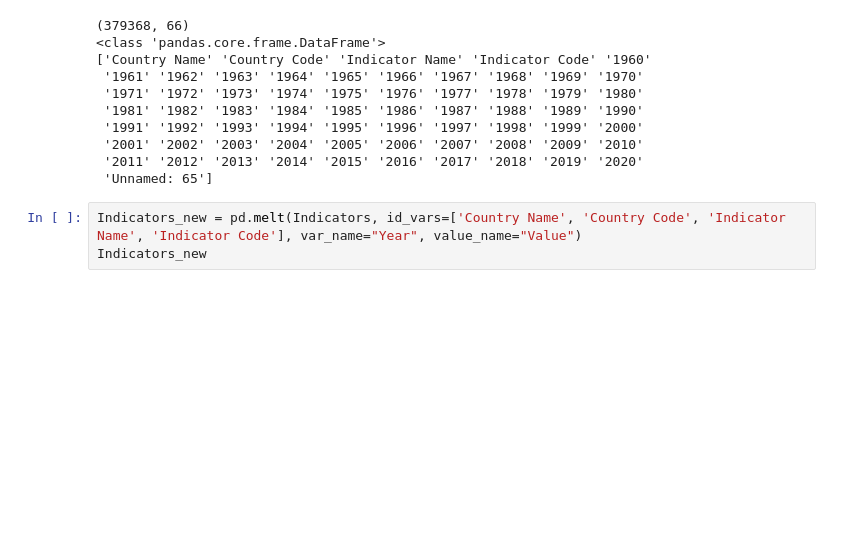
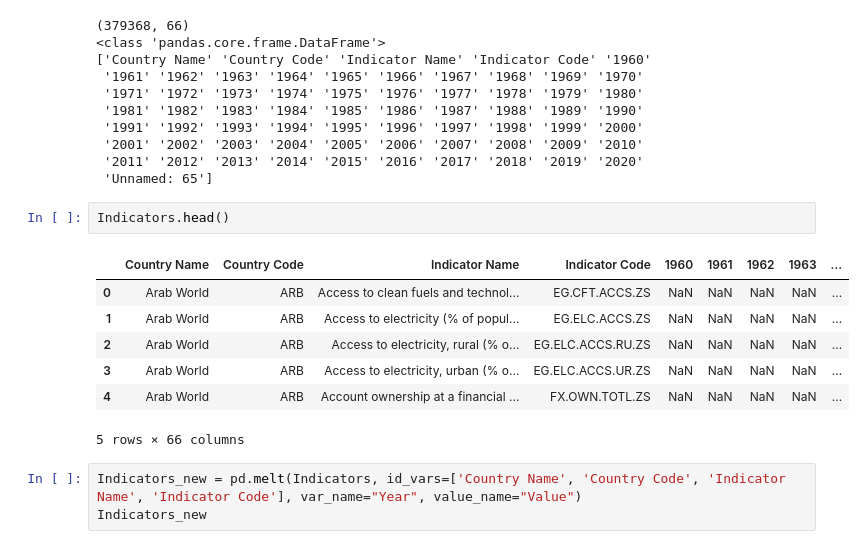
Before and after one commit to AkanchhaChoudhary/UCSanDiegoX-s-Data-Science-MicroMasters, a Jupyter notebook: Python_for_Data_Science/week-5/05a_Matplotlib_Notebook.ipynb, the cells around one changed output. Saved outputs shown, nothing was run; the diff lists cells and outputs as text; blank space fills up the shorter version.

```diff
--- a/Python_for_Data_Science/week-5/05a_Matplotlib_Notebook.ipynb
+++ b/Python_for_Data_Science/week-5/05a_Matplotlib_Notebook.ipynb
@@ -48,6 +48,16 @@ print(names)
  '2001' '2002' '2003' '2004' '2005' '2006' '2007' '2008' '2009' '2010'
  '2011' '2012' '2013' '2014' '2015' '2016' '2017' '2018' '2019' '2020'
  'Unnamed: 65']
+# %%
+Indicators.head()
+# %% [output]
+|  | Country Name | Country Code | Indicator Name | Indicator Code | 1960 | 1961 | 1962 | 1963 | ... |
+| 0 | Arab World | ARB | Access to clean fuels and technol... | EG.CFT.ACCS.ZS | NaN | NaN | NaN | NaN | ... |
+| 1 | Arab World | ARB | Access to electricity (% of popul... | EG.ELC.ACCS.ZS | NaN | NaN | NaN | NaN | ... |
+| 2 | Arab World | ARB | Access to electricity, rural (% o... | EG.ELC.ACCS.RU.ZS | NaN | NaN | NaN | NaN | ... |
+| 3 | Arab World | ARB | Access to electricity, urban (% o... | EG.ELC.ACCS.UR.ZS | NaN | NaN | NaN | NaN | ... |
+| 4 | Arab World | ARB | Account ownership at a financial ... | FX.OWN.TOTL.ZS | NaN | NaN | NaN | NaN | ... |
+5 rows × 66 columns
 # %%
 Indicators_new = pd.melt(Indicators, id_vars=['Country Name', 'Country Code', 'Indicator Name', 'Indicator Code'], var_name="Year", value_name="Value")
 Indicators_new
```
Also changed, not shown: parts of 38 cells of this notebook, 2 other files.
